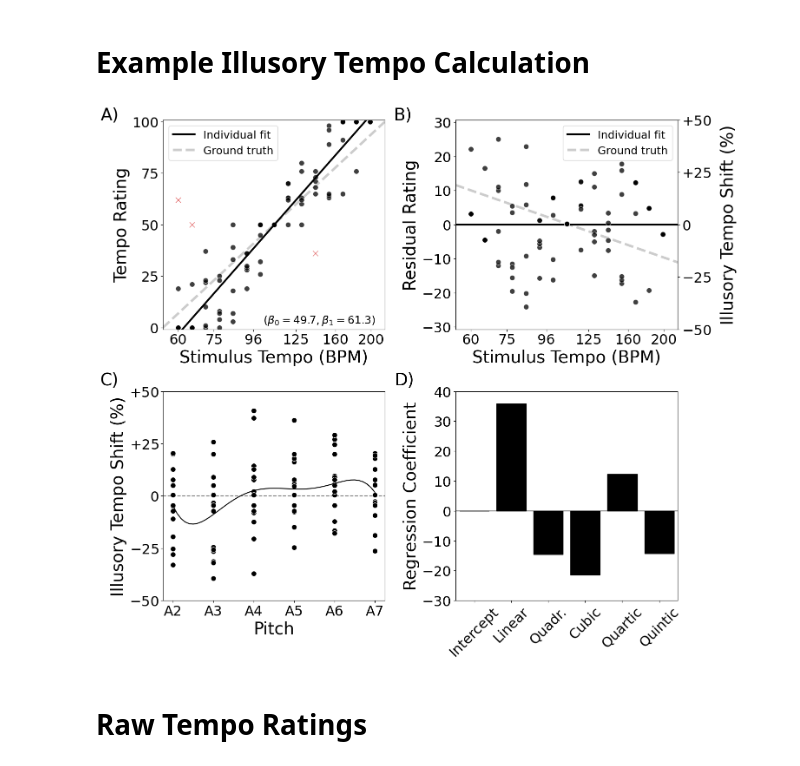
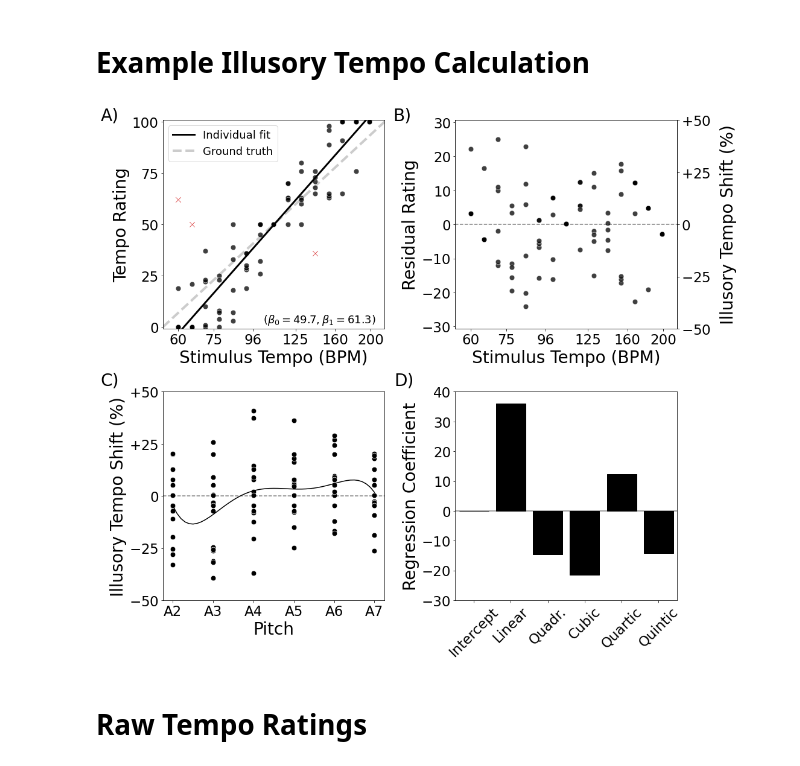
Before and after one commit to jpazdera/IllusoryTempo, a Jupyter notebook: E3/analysis/Combined Analysis.ipynb, the cells around one changed output. Drawn from its saved outputs; the diff is of its cells as text; code cells hidden in the pictures.

Commit message:
Removed ground truth line from residuals plot

```diff
--- a/E3/analysis/Combined Analysis.ipynb
+++ b/E3/analysis/Combined Analysis.ipynb
@@ -212,18 +212,19 @@ plt.subplot(222)
 # Scatterplot
 ax = sns.scatterplot(x=np.log2(example_data.tempo), y='residual', data=example_data[~outlier_mask],
                      alpha=.75, color=text_color, s=75, zorder=1, legend=False)
+plt.axhline(0, ls='--', c=text_color, alpha=.5)
 
 # Individual fit line
-plt.axhline(0, ls='-', c=text_color, alpha=1, zorder=0, lw=3, label='Individual fit')
+#plt.axhline(0, ls='-', c=text_color, alpha=1, zorder=0, lw=3, label='Individual fit')
 
 # Ground truth line
-plt.axline((np.log2(TEMPO_LEVELS[0]), bpm_to_rating(TEMPO_LEVELS[0], intercept=50, slope=50) - bpm_to_rating(TEMPO_LEVELS[0], intercept=intercept, slope=slope)),
-           (np.log2(TEMPO_LEVELS[-1]), bpm_to_rating(TEMPO_LEVELS[-1], intercept=50, slope=50) - bpm_to_rating(TEMPO_LEVELS[-1], intercept=intercept, slope=slope)),
-           c=text_color, ls='--', alpha=.2, label='Ground truth', lw=4, zorder=0)
+#plt.axline((np.log2(TEMPO_LEVELS[0]), bpm_to_rating(TEMPO_LEVELS[0], intercept=50, slope=50) - bpm_to_rating(TEMPO_LEVELS[0], intercept=intercept, slope=slope)),
+#           (np.log2(TEMPO_LEVELS[-1]), bpm_to_rating(TEMPO_LEVELS[-1], intercept=50, slope=50) - bpm_to_rating(TEMPO_LEVELS[-1], intercept=intercept, slope=slope)),
+#           c=text_color, ls='--', alpha=.2, label='Ground truth', lw=4, zorder=0)
 
 # Formatting
 plt.text(np.log2(37), slope/2, 'B)', fontsize=28)
-plt.legend()
+#plt.legend()
 plt.xlabel('Stimulus Tempo (BPM)')
 plt.xlim(np.log2(swap_ioi_bpm(1100)), np.log2(swap_ioi_bpm(275)))
 plt.xticks(np.log2([60, 75, 96, 125, 160, 200]), [60, 75, 96, 125, 160, 200])
@@ -256,34 +257,34 @@ plt.ylabel('Illusory Tempo Shift (%)')
 plt.ylim(-50, 50)
 plt.yticks([-50, -25, 0, 25, 50], ['$-50$', '$-25$', '$0$', '$+25$', '$+50$'])
 
 ###
 # PARAMETER PLOT
 ###
 
 plt.subplot(224)
 
 # Plot data
 sns.barplot(data=coeffs[coeffs.s == example_subj].iloc[:, 1:], color=text_color, edgecolor=text_color)
 plt.axhline(0, ls='-', c=text_color, alpha=.5)
 
 # Formatting
 plt.text(-2.15, 42.1, 'D)', fontsize=28)
 plt.xlabel('')
 plt.xticks(range(0, 6), [r'$\beta_0$', r'$\beta_1$', r'$\beta_2$', r'$\beta_3$', r'$\beta_4$', r'$\beta_5$'])
 plt.xticks(range(0, 6), ['Intercept', 'Linear', 'Quadr.', 'Cubic', 'Quartic', 'Quintic'], rotation=45)
 plt.ylabel('Regression Coefficient')
 plt.ylim(-30, 40)
 
 # Save figure
 plt.gcf().set_size_inches(15, 13)
 plt.tight_layout()
 plt.gcf().savefig(FIGURE_PATH + 'example_data.svg')
 
 # Turn right and top borders back off
 matplotlib.rcParams['axes.spines.right'] = False
 matplotlib.rcParams['axes.spines.top'] = False
 # %% [output]
-[figure, old version]
+[figure, new version]
 # %% [markdown]
 # Raw Tempo Ratings
 # %%
```
Also changed, not shown: 1 other file.
